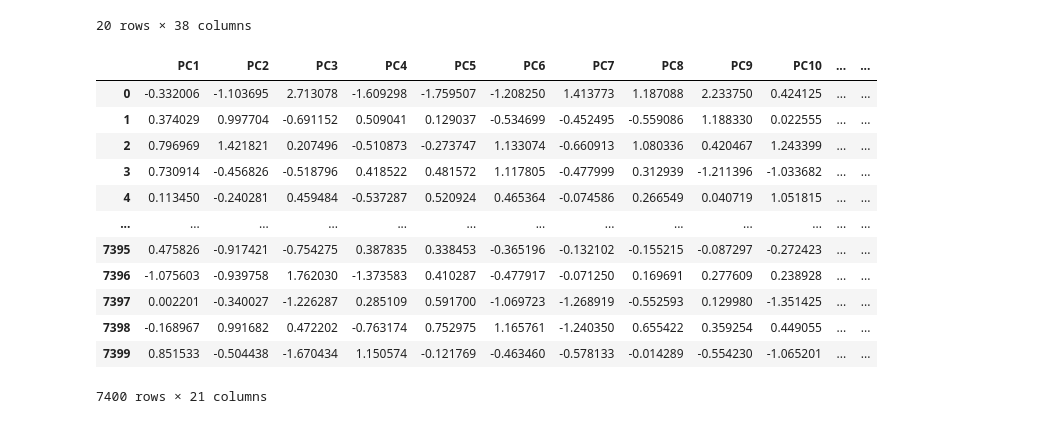
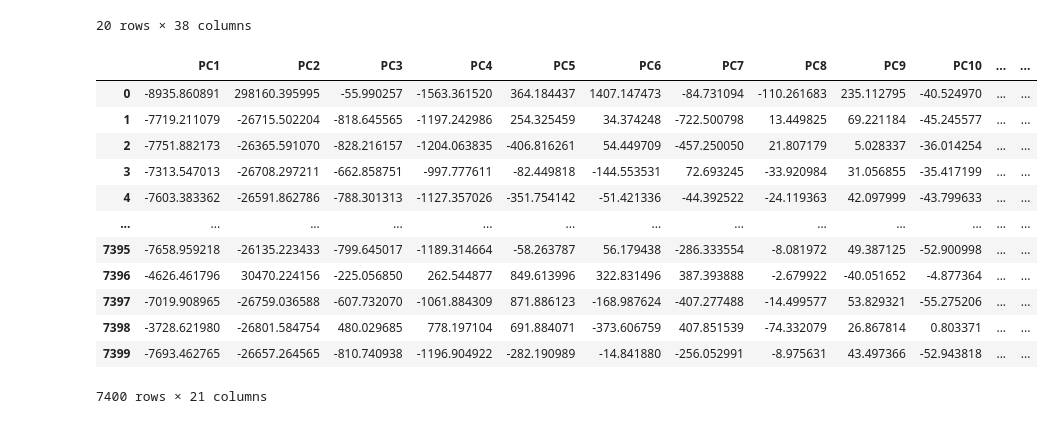
Before and after one commit to eugeneM21/QML-Project, a Jupyter notebook: save-data-as-txt.ipynb, the cells around one changed output. Cells and saved outputs as stored; diff of their text form; code cells hidden in the pictures.

```diff
--- a/save-data-as-txt.ipynb
+++ b/save-data-as-txt.ipynb
@@ -123,39 +123,35 @@ combined_sample.to_csv('planet.txt', sep=',', index=False, header=False)
 # %%
 from sklearn.decomposition import PCA
 from sklearn.preprocessing import StandardScaler
 
 
 # Separate features and result column
 features = combined_sample.drop(columns=['ExoplanetCandidate'])
 result = combined_sample['ExoplanetCandidate']
 
-# Standardize the features
-scaler = StandardScaler()
-scaled_features = scaler.fit_transform(features)
-
 # Apply PCA on features only
 pca = PCA(n_components=20)  # Adjust `n_components` as needed
-pca_features = pca.fit_transform(scaled_features)
+pca_features = pca.fit_transform(features)
 
 # Convert PCA results to a DataFrame
 pca_df = pd.DataFrame(pca_features, columns=[f'PC{i+1}' for i in range(pca.n_components)])
 
 # Combine the PCA-transformed features with the result column
 final_combined = pd.concat([pca_df, result.reset_index(drop=True)], axis=1)
 
 # Display the final DataFrame
 final_combined
 # %% [output]
 |  | PC1 | PC2 | PC3 | PC4 | PC5 | PC6 | PC7 | PC8 | PC9 | PC10 | ... | ... |
-| 0 | -0.332006 | -1.103695 | 2.713078 | -1.609298 | -1.759507 | -1.208250 | 1.413773 | 1.187088 | 2.233750 | 0.424125 | ... | ... |
-| 1 | 0.374029 | 0.997704 | -0.691152 | 0.509041 | 0.129037 | -0.534699 | -0.452495 | -0.559086 | 1.188330 | 0.022555 | ... | ... |
-| 2 | 0.796969 | 1.421821 | 0.207496 | -0.510873 | -0.273747 | 1.133074 | -0.660913 | 1.080336 | 0.420467 | 1.243399 | ... | ... |
-| 3 | 0.730914 | -0.456826 | -0.518796 | 0.418522 | 0.481572 | 1.117805 | -0.477999 | 0.312939 | -1.211396 | -1.033682 | ... | ... |
-| 4 | 0.113450 | -0.240281 | 0.459484 | -0.537287 | 0.520924 | 0.465364 | -0.074586 | 0.266549 | 0.040719 | 1.051815 | ... | ... |
+| 0 | -8935.860891 | 298160.395995 | -55.990257 | -1563.361520 | 364.184437 | 1407.147473 | -84.731094 | -110.261683 | 235.112795 | -40.524970 | ... | ... |
+| 1 | -7719.211079 | -26715.502204 | -818.645565 | -1197.242986 | 254.325459 | 34.374248 | -722.500798 | 13.449825 | 69.221184 | -45.245577 | ... | ... |
+| 2 | -7751.882173 | -26365.591070 | -828.216157 | -1204.063835 | -406.816261 | 54.449709 | -457.250050 | 21.807179 | 5.028337 | -36.014254 | ... | ... |
+| 3 | -7313.547013 | -26708.297211 | -662.858751 | -997.777611 | -82.449818 | -144.553531 | 72.693245 | -33.920984 | 31.056855 | -35.417199 | ... | ... |
+| 4 | -7603.383362 | -26591.862786 | -788.301313 | -1127.357026 | -351.754142 | -51.421336 | -44.392522 | -24.119363 | 42.097999 | -43.799633 | ... | ... |
 | ... | ... | ... | ... | ... | ... | ... | ... | ... | ... | ... | ... | ... |
-| 7395 | 0.475826 | -0.917421 | -0.754275 | 0.387835 | 0.338453 | -0.365196 | -0.132102 | -0.155215 | -0.087297 | -0.272423 | ... | ... |
-| 7396 | -1.075603 | -0.939758 | 1.762030 | -1.373583 | 0.410287 | -0.477917 | -0.071250 | 0.169691 | 0.277609 | 0.238928 | ... | ... |
-| 7397 | 0.002201 | -0.340027 | -1.226287 | 0.285109 | 0.591700 | -1.069723 | -1.268919 | -0.552593 | 0.129980 | -1.351425 | ... | ... |
-| 7398 | -0.168967 | 0.991682 | 0.472202 | -0.763174 | 0.752975 | 1.165761 | -1.240350 | 0.655422 | 0.359254 | 0.449055 | ... | ... |
-| 7399 | 0.851533 | -0.504438 | -1.670434 | 1.150574 | -0.121769 | -0.463460 | -0.578133 | -0.014289 | -0.554230 | -1.065201 | ... | ... |
+| 7395 | -7658.959218 | -26135.223433 | -799.645017 | -1189.314664 | -58.263787 | 56.179438 | -286.333554 | -8.081972 | 49.387125 | -52.900998 | ... | ... |
+| 7396 | -4626.461796 | 30470.224156 | -225.056850 | 262.544877 | 849.613996 | 322.831496 | 387.393888 | -2.679922 | -40.051652 | -4.877364 | ... | ... |
+| 7397 | -7019.908965 | -26759.036588 | -607.732070 | -1061.884309 | 871.886123 | -168.987624 | -407.277488 | -14.499577 | 53.829321 | -55.275206 | ... | ... |
+| 7398 | -3728.621980 | -26801.584754 | 480.029685 | 778.197104 | 691.884071 | -373.606759 | 407.851539 | -74.332079 | 26.867814 | 0.803371 | ... | ... |
+| 7399 | -7693.462765 | -26657.264565 | -810.740938 | -1196.904922 | -282.190989 | -14.841880 | -256.052991 | -8.975631 | 43.497366 | -52.943818 | ... | ... |
 7400 rows × 21 columns
```
Also changed, not shown: parts of 2 cells of this notebook, 8 other files.
